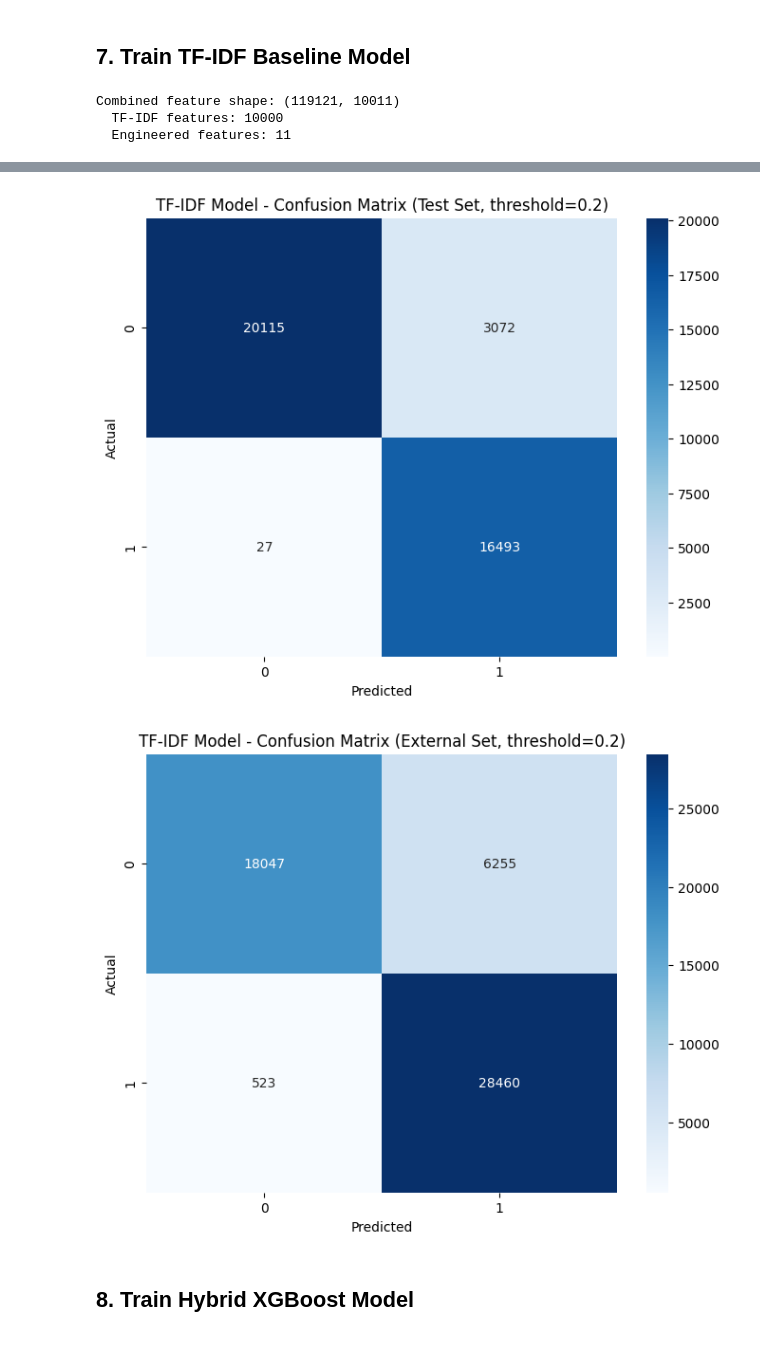
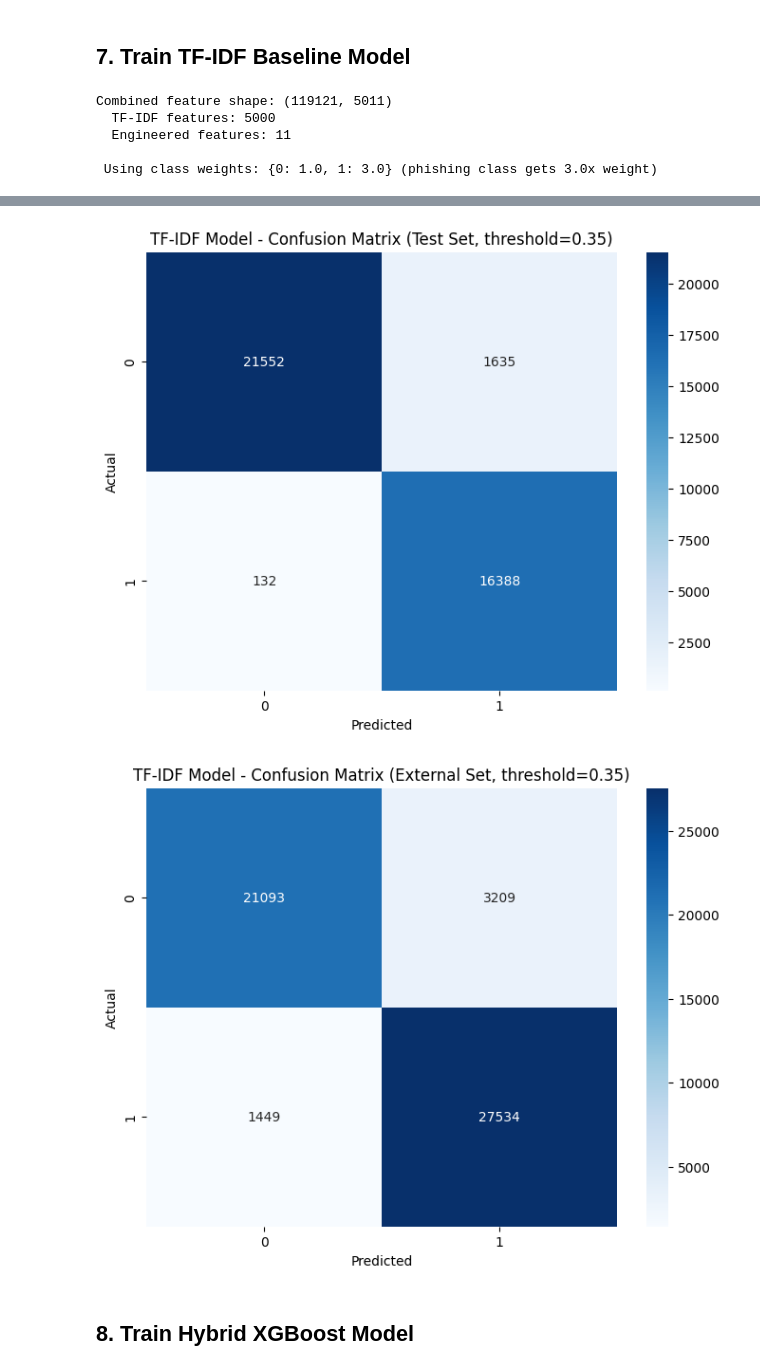
Before and after one commit to Latandu/PhishStop, a Jupyter notebook: app/models/train_models_with_wandb.ipynb, the cells around one changed output, grey strips where cells are left out. Saved outputs shown, nothing was run; the diff lists cells and outputs as text; code cells hidden in the pictures.

```diff
--- a/app/models/train_models_with_wandb.ipynb
+++ b/app/models/train_models_with_wandb.ipynb
@@ -680,26 +863,23 @@ Legitimate 117050           38.081401      2099.136976 288.984212             0.
 # %% [markdown]
 ## 4. Create Standardized Train/Test/External Splits
 # %%
-# Separate external validation set (CEAS-08 and Enron-DKIM)
+
 from app.data_processing.preprocessing_pipeline import PreprocessingPipeline
 
 df = PreprocessingPipeline().process_pipeline(df)
 external_df = df.filter(
-    (pl.col("source") == "csv_misc/TREC-07.csv") | (pl.col("source") == "phishing-2020")
+    (pl.col("source") == "data/csv_misc/TREC-07.csv") | (pl.col("source") == "phishing-2020")
 )
 
-# Training pool: everything else
 train_pool_df = df.filter(
-    (pl.col("source") != "csv_misc/TREC-07.csv") & (pl.col("source") != "phishing-2020")
+    (pl.col("source") != "data/csv_misc/TREC-07.csv") & (pl.col("source") != "phishing-2020")
 )
 
 print(f"Training pool: {len(train_pool_df):,}")
 print(f"External validation: {len(external_df):,}")
 
-# Convert to pandas for sklearn compatibility
 train_pool_pd = train_pool_df.to_pandas()
 
-# Stratified split: 75% train, 25% test from training pool
 train_df_pd, test_df_pd = train_test_split(
     train_pool_pd,
     test_size=0.25,
@@ -707,7 +887,6 @@ train_df_pd, test_df_pd = train_test_split(
     stratify=train_pool_pd['phishing']
 )
 
-# Convert back to polars
 train_df = pl.from_pandas(train_df_pd)
 test_df = pl.from_pandas(test_df_pd)
 
@@ -716,7 +895,6 @@ print(f"  Train: {len(train_df):,} ({len(train_df)/len(df)*100:.1f}%)")
 print(f"  Test: {len(test_df):,} ({len(test_df)/len(df)*100:.1f}%)")
 print(f"  External: {len(external_df):,} ({len(external_df)/len(df)*100:.1f}%)")
 
-# Check class balance in each split
 for name, split_df in [("Train", train_df), ("Test", test_df), ("External", external_df)]:
     phish = split_df.filter(pl.col("phishing") == 1).shape[0]
     total = len(split_df)
@@ -728,4 +906,11 @@ for name, split_df in [("Train", train_df), ("Test", test_df), ("External", exte
         f"{name.lower()}_size": total,
         f"{name.lower()}_phishing_ratio": phish / total
     })
+numeric_features = config["numeric_features"]
+
+print(f"Extracting {len(numeric_features)} engineered features...")
+
+features_train = train_df.select(numeric_features).fill_null(0).to_numpy()
+features_test = test_df.select(numeric_features).fill_null(0).to_numpy()
+features_external = external_df.select(numeric_features).fill_null(0).to_numpy()
 # %% [output]
@@ -977,23 +1096,26 @@ print(f"Combined feature shape: {X_combined_train.shape}")
 print(f"  TF-IDF features: {X_tfidf_train.shape[1]}")
 print(f"  Engineered features: {features_train.shape[1]}")
 
-class_weights = {0: 1.0, 1: config['lr_class_weight_ratio']}
+# AGGRESSIVE: Use class weights to heavily penalize missing phishing emails
+class_weights = {0: 1.0, 1: config['class_weight_ratio']}
+print(f"\n Using class weights: {class_weights} (phishing class gets {config['class_weight_ratio']}x weight)")
 
 lr_clf = LogisticRegression(
     max_iter=config["lr_max_iter"],
     C=config["lr_C"],
-    class_weight=class_weights,
+    class_weight=class_weights,  # AGGRESSIVE: Penalize False Negatives
     random_state=config["random_seed"],
     verbose=1
 )
 lr_clf.fit(X_combined_train, y_train)
 
-phishing_threshold = config['tfidf_threshold']
-print(f"\nUsing threshold: {phishing_threshold}")
+# AGGRESSIVE: Use lower threshold for phishing classification
+phishing_threshold = config['phishing_threshold']
+print(f"\n Using phishing threshold: {phishing_threshold} (default is 0.5)")
 
 # Evaluate on test set
 y_proba_test_tfidf = lr_clf.predict_proba(X_combined_test)[:, 1]
-y_pred_test_tfidf = (y_proba_test_tfidf >= phishing_threshold).astype(int)
+y_pred_test_tfidf = (y_proba_test_tfidf >= phishing_threshold).astype(int)  # AGGRESSIVE threshold
 
 tfidf_test_metrics = {
     'accuracy': accuracy_score(y_test, y_pred_test_tfidf),
@@ -1003,9 +1125,13 @@ tfidf_test_metrics = {
     'roc_auc': roc_auc_score(y_test, y_proba_test_tfidf)
 }
 
+print(f"\nTest Set Metrics (threshold={phishing_threshold}):")
+for metric, value in tfidf_test_metrics.items():
+    print(f"  {metric}: {value:.4f}")
+
 # Evaluate on external set
 y_proba_ext_tfidf = lr_clf.predict_proba(X_combined_external)[:, 1]
-y_pred_ext_tfidf = (y_proba_ext_tfidf >= phishing_threshold).astype(int)
+y_pred_ext_tfidf = (y_proba_ext_tfidf >= phishing_threshold).astype(int)  # AGGRESSIVE threshold
 
 tfidf_external_metrics = {
     'accuracy': accuracy_score(y_external, y_pred_ext_tfidf),
@@ -1015,33 +1141,21 @@ tfidf_external_metrics = {
     'roc_auc': roc_auc_score(y_external, y_proba_ext_tfidf)
 }
 
-print(f"\nTF-IDF + Logistic Regression (threshold={phishing_threshold})")
-print(f"\nTest Set Performance:")
-print(f"  Accuracy:  {tfidf_test_metrics['accuracy']:.4f}")
-print(f"  Precision: {tfidf_test_metrics['precision']:.4f}")
-print(f"  Recall:    {tfidf_test_metrics['recall']:.4f}")
-print(f"  F1 Score:  {tfidf_test_metrics['f1']:.4f}")
-print(f"  ROC-AUC:   {tfidf_test_metrics['roc_auc']:.4f}")
-
-print(f"\nExternal Validation:")
-print(f"  Accuracy:  {tfidf_external_metrics['accuracy']:.4f}")
-print(f"  Precision: {tfidf_external_metrics['precision']:.4f}")
-print(f"  Recall:    {tfidf_external_metrics['recall']:.4f}")
-print(f"  F1 Score:  {tfidf_external_metrics['f1']:.4f}")
-print(f"  ROC-AUC:   {tfidf_external_metrics['roc_auc']:.4f}")
+print(f"\nExternal Set Metrics (threshold={phishing_threshold}):")
+for metric, value in tfidf_external_metrics.items():
+    print(f"  {metric}: {value:.4f}")
 
 feature_names = list(tfidf.vocabulary_.keys()) + numeric_features
 coefficients = lr_clf.coef_[0]
 feature_importance = sorted(zip(feature_names, coefficients), key=lambda x: abs(x[1]), reverse=True)
 
-print(f"\nTop 20 most important features:")
 for i, (name, coef) in enumerate(feature_importance[:20], 1):
     print(f"{i:2d}. {name:<30s} {coef:+.6f}")
 
 # Log to WandB
 wandb.log({
     "tfidf/phishing_threshold": phishing_threshold,
-    "tfidf/class_weight_ratio": config['lr_class_weight_ratio'],
+    "tfidf/class_weight_ratio": config['class_weight_ratio'],
     "tfidf/test_accuracy": tfidf_test_metrics['accuracy'],
     "tfidf/test_precision": tfidf_test_metrics['precision'],
     "tfidf/test_recall": tfidf_test_metrics['recall'],
@@ -1075,6 +1189,8 @@ plt.show()
 wandb.log({"tfidf/confusion_matrix": wandb.Image(fig)})
 plt.close()
 # %% [output]
-Combined feature shape: (119121, 10011)
-  TF-IDF features: 10000
+Combined feature shape: (119121, 5011)
+  TF-IDF features: 5000
   Engineered features: 11
+
+ Using class weights: {0: 1.0, 1: 3.0} (phishing class gets 3.0x weight)
@@ -1099,2 +1215,2 @@ External Validation:
-[figure, old version]
+[figure, new version]
-[figure, old version]
+[figure, new version]
```
Also changed, not shown: parts of 19 cells of this notebook, 7 other files.
